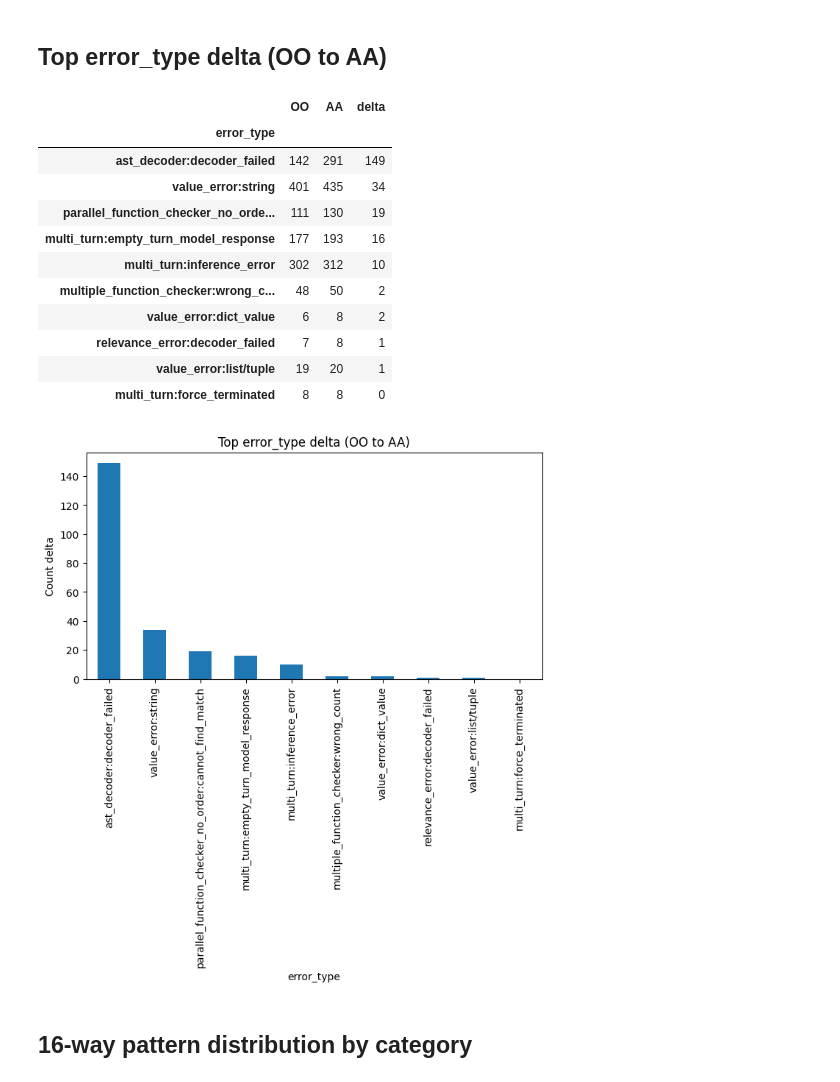
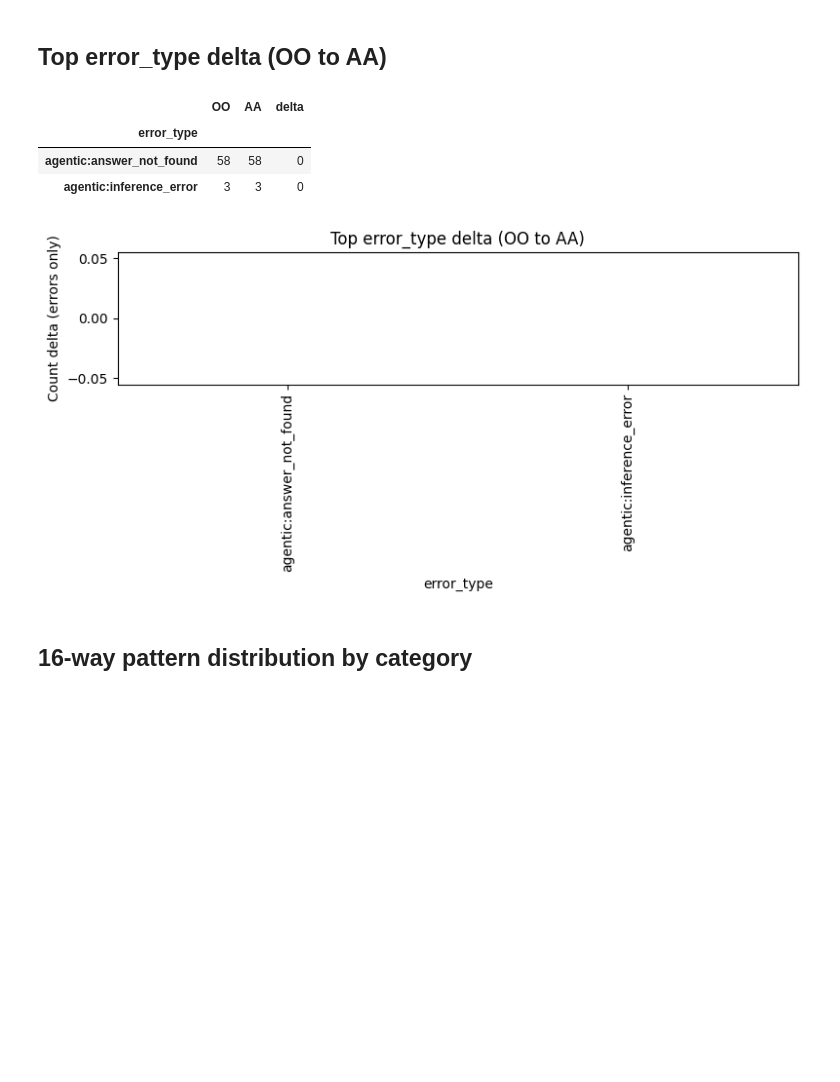
Before and after one commit to Gabriellanaro/gorilla, a Jupyter notebook: berkeley-function-call-leaderboard/error_analysis.ipynb, the cells around one changed output. Cells and saved outputs as stored; diff of their text form; code cells hidden in the pictures; blank space fills up the shorter version.

Commit message:
Updated html to generate plots

```diff
--- a/berkeley-function-call-leaderboard/error_analysis.ipynb
+++ b/berkeley-function-call-leaderboard/error_analysis.ipynb
@@ -11,18 +11,24 @@ import matplotlib.pyplot as plt
 from pathlib import Path
 
 outdir = Path('analysis_out')
-error_path = outdir / 'error_rows.parquet'
+master_path = outdir / 'master_rows.parquet'
 paired_path = outdir / 'paired_outcomes.parquet'
+run_summary_path = outdir / 'run_summaries.parquet'
 
-if error_path.exists():
-    error_rows = pd.read_parquet(error_path)
+if master_path.exists():
+    master_rows = pd.read_parquet(master_path)
 else:
-    error_rows = pd.read_csv(outdir / 'error_rows.csv')
+    master_rows = pd.read_csv(outdir / 'master_rows.csv')
 
 if paired_path.exists():
     paired = pd.read_parquet(paired_path)
 else:
     paired = pd.read_csv(outdir / 'paired_outcomes.csv')
 
-error_rows.head()
+if run_summary_path.exists():
+    run_summaries = pd.read_parquet(run_summary_path)
+else:
+    run_summaries = pd.read_csv(outdir / 'run_summaries.csv')
+
+master_rows.head(-1)
 # %% [output]
@@ -35,9 +48,9 @@ error_rows.head()
 # %%
 # Filter to models of interest (edit as needed)
 models_of_interest = ['gpt-4o', 'gpt-5.1']
-mask = error_rows['model_name'].str.contains('|'.join(models_of_interest), case=False, na=False)
-error_rows_focus = error_rows[mask].copy()
+mask = master_rows['model_name'].str.contains('|'.join(models_of_interest), case=False, na=False)
+master_rows_focus = master_rows[mask].copy()
 
-error_rows_focus['condition'].value_counts()
+master_rows_focus['condition'].value_counts()
 # %% [output]
 condition
@@ -70,33 +84,26 @@ plot_macro_bucket_shares(error_rows_focus, 'Macro bucket shares by condition (se
 # %%
 def top_error_type_delta(df, top_n=10):
     oo = df[df['condition'] == 'OO']['error_type'].value_counts()
     aa = df[df['condition'] == 'AA']['error_type'].value_counts()
     delta = pd.concat([oo, aa], axis=1).fillna(0)
     delta.columns = ['OO', 'AA']
     delta['delta'] = delta['AA'] - delta['OO']
     return delta.sort_values('delta', ascending=False).head(top_n)
 
-if not error_rows_focus.empty:
-    delta = top_error_type_delta(error_rows_focus)
+err_df = master_rows_focus[master_rows_focus['is_error']]
+if not err_df.empty:
+    delta = top_error_type_delta(err_df)
     display(delta)
     delta['delta'].plot(kind='bar', figsize=(8,4))
     plt.title('Top error_type delta (OO to AA)')
-    plt.ylabel('Count delta')
+    plt.ylabel('Count delta (errors only)')
     plt.tight_layout()
 # %% [output]
 |  | OO | AA | delta |
 | error_type |  |  |  |
-| ast_decoder:decoder_failed | 142 | 291 | 149 |
-| value_error:string | 401 | 435 | 34 |
-| parallel_function_checker_no_orde... | 111 | 130 | 19 |
-| multi_turn:empty_turn_model_response | 177 | 193 | 16 |
-| multi_turn:inference_error | 302 | 312 | 10 |
-| multiple_function_checker:wrong_c... | 48 | 50 | 2 |
-| value_error:dict_value | 6 | 8 | 2 |
-| relevance_error:decoder_failed | 7 | 8 | 1 |
-| value_error:list/tuple | 19 | 20 | 1 |
-| multi_turn:force_terminated | 8 | 8 | 0 |
+| agentic:answer_not_found | 58 | 58 | 0 |
+| agentic:inference_error | 3 | 3 | 0 |
-[figure, old version]
+[figure, new version]
 # %% [markdown]
 ## 16-way pattern distribution by category
 # %%
```
Also changed, not shown: parts of 8 cells of this notebook, 5 other files.
